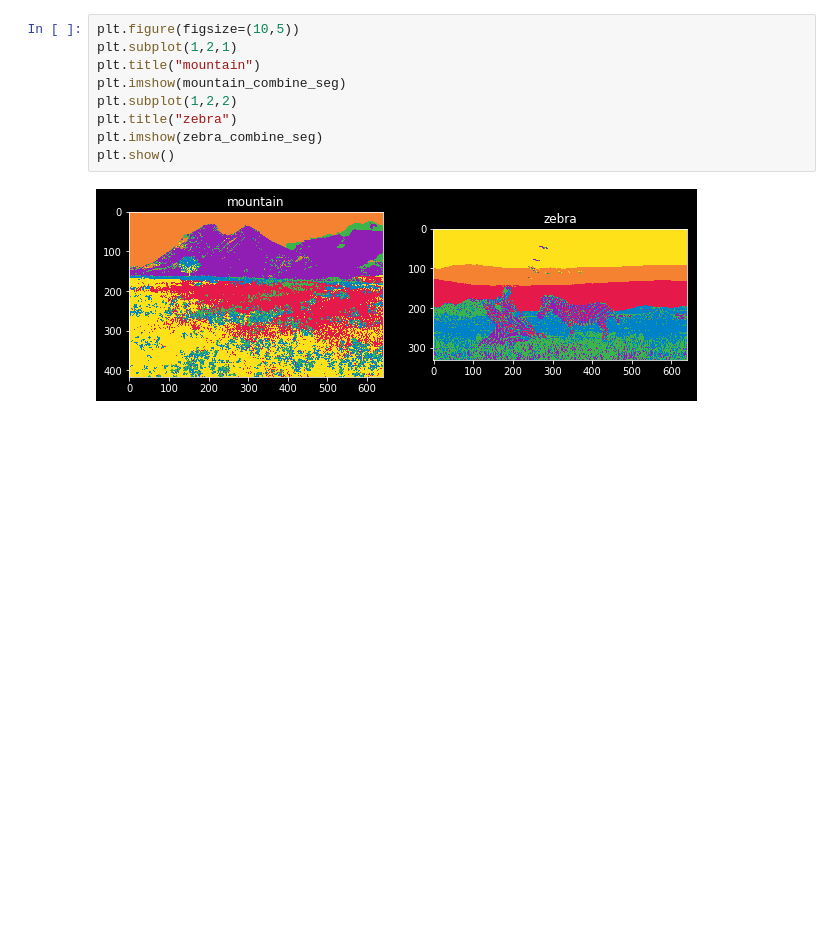
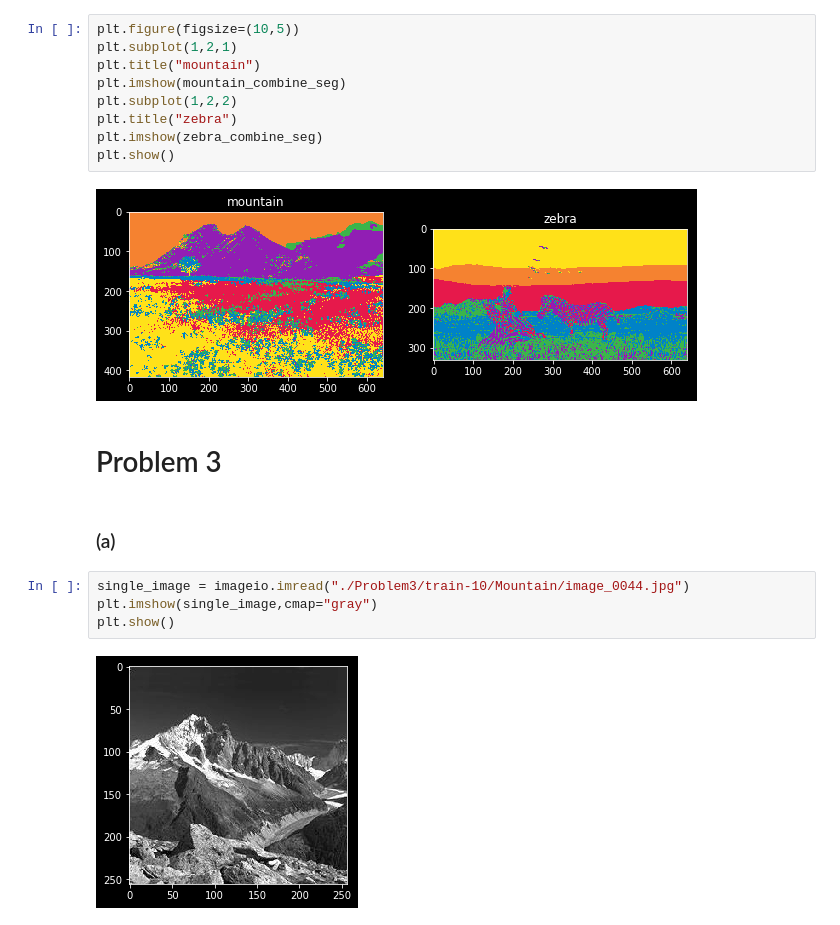
Before and after one commit to thtang/DLCV2018SPRING, a Jupyter notebook: hw2/hw2_r06946003.ipynb, the cells around one changed output. Drawn from its saved outputs; the diff is of its cells as text; blank space fills up the shorter version.

```diff
--- a/hw2/hw2_r06946003.ipynb
+++ b/hw2/hw2_r06946003.ipynb
@@ -164,3 +165,13 @@ plt.imshow(zebra_combine_seg)
 plt.show()
 # %% [output]
 [figure]
+# %% [markdown]
+# Problem 3
+# %% [markdown]
+### (a)
+# %%
+single_image = imageio.imread("./Problem3/train-10/Mountain/image_0044.jpg")
+plt.imshow(single_image,cmap="gray")
+plt.show()
+# %% [output]
+[figure, added]
```
Also changed, not shown: parts of 2 cells of this notebook.
